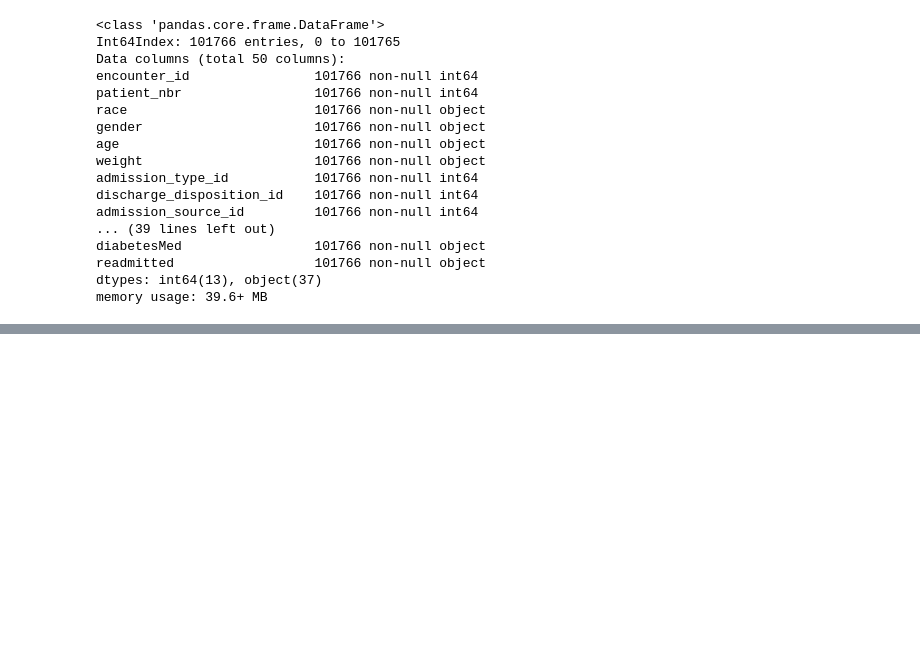
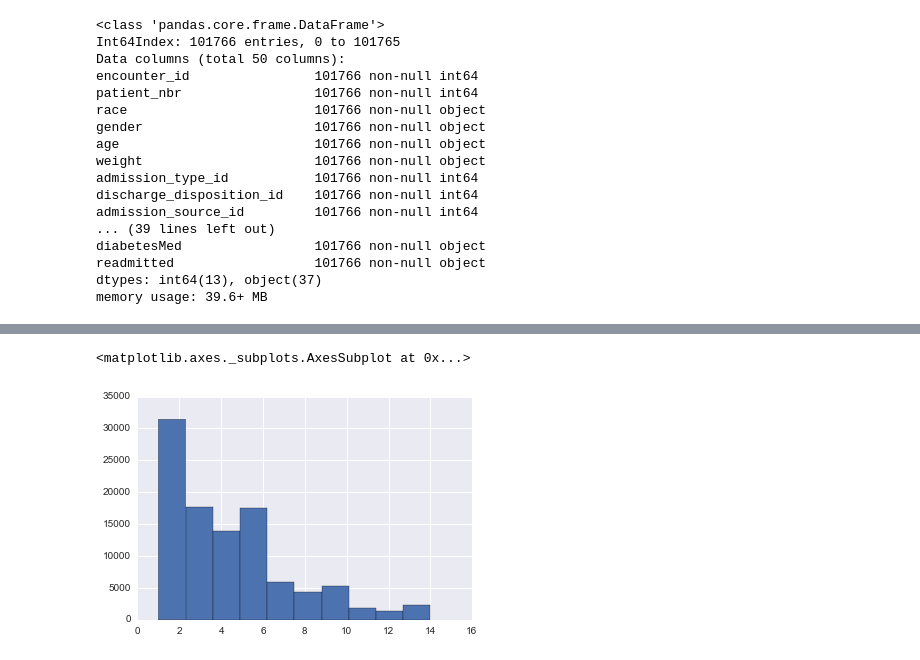
Before and after one commit to DKAllgeier/DAT_SF_11, a Jupyter notebook: homeworks/Diabetes_project.ipynb, the cells around one changed output, grey strips where cells are left out. Cells and saved outputs as stored; diff of their text form; code cells hidden in the pictures; blank space fills up the shorter version.

```diff
--- a/homeworks/Diabetes_project.ipynb
+++ b/homeworks/Diabetes_project.ipynb
@@ -61,0 +84,5 @@ memory usage: 39.6+ MB
+# %%
+diabetes['time_in_hospital'].hist()
+# %% [output]
+<matplotlib.axes._subplots.AxesSubplot at 0x...>
+[figure, added]
```
Also changed, not shown: parts of 14 cells of this notebook.
